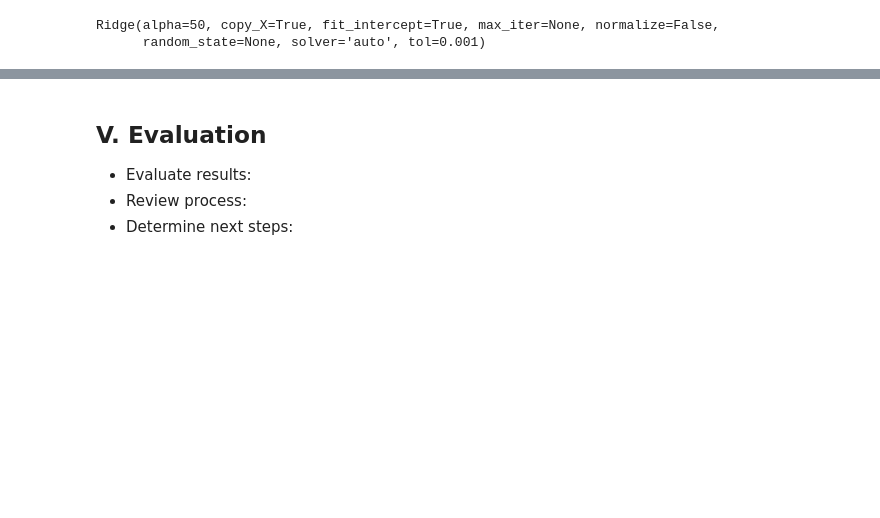
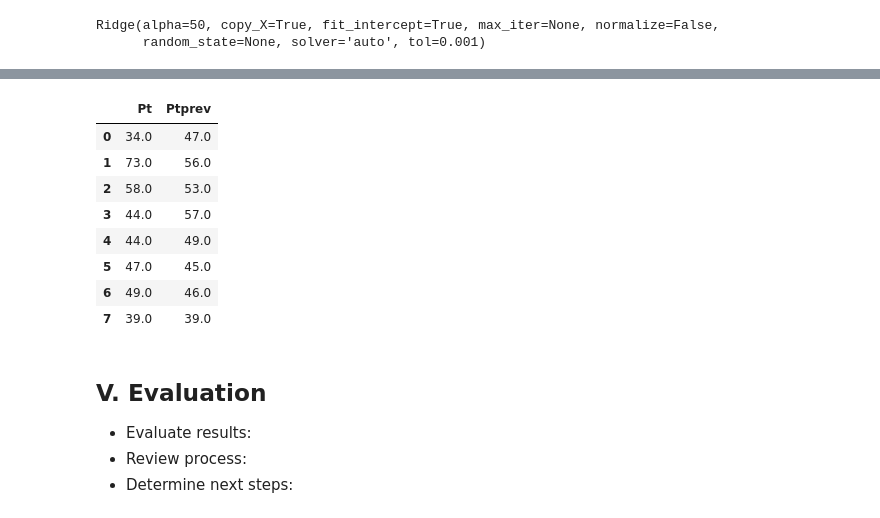
Before and after one commit to CarCesar/AMD, a Jupyter notebook: trabalhoAMD2.ipynb, the cells around one changed output, grey strips where cells are left out. Drawn from its saved outputs; the diff is of its cells as text; code cells hidden in the pictures; blank space fills up the shorter version.

```diff
--- a/trabalhoAMD2.ipynb
+++ b/trabalhoAMD2.ipynb
@@ -666,3 +679,19 @@ for name, model in models:
+# %%
+teste3 = pd.DataFrame()
+teste3['Pt'] = Y_validation
+teste3['Ptprev'] = np.around(PtEN_rl.predict(X_validation),0)
+teste3
+#Menos pior que Lasso, mas ainda consideravelmente inferior a Ridge
+# %% [output]
+|  | Pt | Ptprev |
+| 0 | 34.0 | 47.0 |
+| 1 | 73.0 | 56.0 |
+| 2 | 58.0 | 53.0 |
+| 3 | 44.0 | 57.0 |
+| 4 | 44.0 | 49.0 |
+| 5 | 47.0 | 45.0 |
+| 6 | 49.0 | 46.0 |
+| 7 | 39.0 | 39.0 |
 # %% [markdown]
 ## V. Evaluation
 
```
Also changed, not shown: parts of 34 cells of this notebook.
